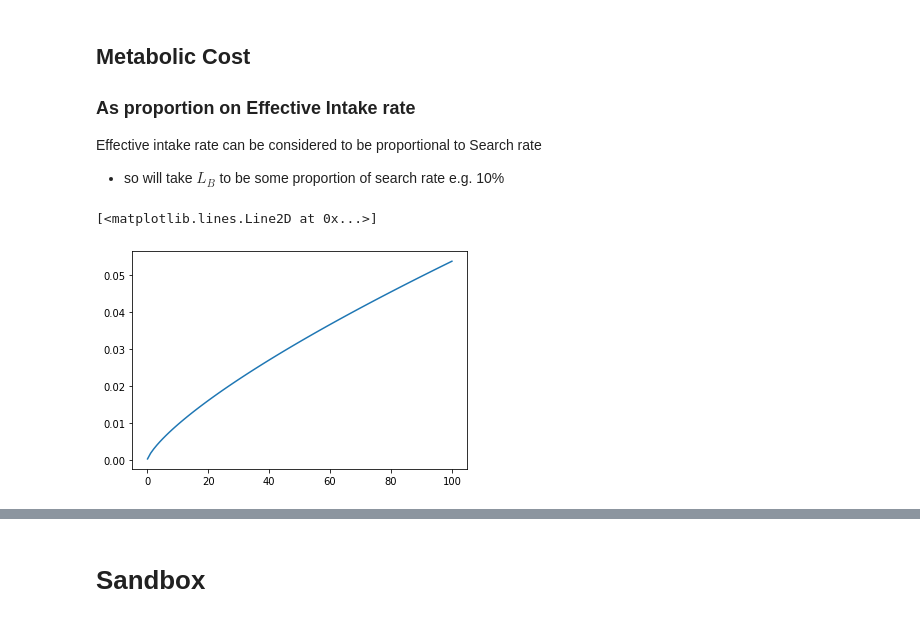
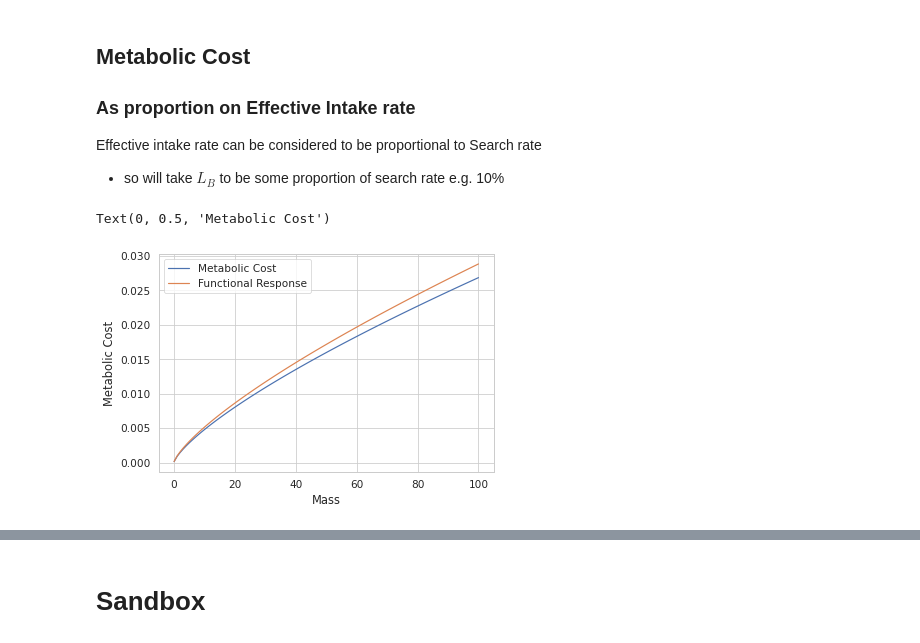
Before and after one commit to Don-Burns/Masters_Project, a Jupyter notebook: code/Supply_Model.ipynb, the cells around one changed output, grey strips where cells are left out. Cells and saved outputs as stored; diff of their text form; code cells hidden in the pictures.

```diff
--- a/code/Supply_Model.ipynb
+++ b/code/Supply_Model.ipynb
@@ -9,6 +9,10 @@ import Functions as F
 import scipy as sc
 import numpy as np
 import matplotlib.pyplot as plt
+import seaborn as sns
+
+## for graphs in my darkmode
+sns.set(context='paper',style='whitegrid', rc={'figure.facecolor':'white'}, font_scale=1.2)
 # %% [markdown]
 # Bottom Up Supply Model
 A bottom up supply model that uses a functional response scaled by an allocation constraint to define the gain term.
@@ -420,11 +462,17 @@ Effective intake rate can be considered to be proportional to Search rate
 - so will take $L_B$ to be some proportion of search rate e.g. 10%
 # %%
 mass = np.linspace(0.1, 100, 100)
-cost = F.Bm(mass)
+FR = F.Fun_Resp(mass, 10**3)
+cost = F.Bm(mass, proportion=0.05)
 plt.figure()
-plt.plot(mass, cost)
+plt.plot(mass, cost, label="Metabolic Cost")
+plt.plot(mass, FR, label="Functional Response")
+plt.legend()
+plt.xlabel("Mass")
+plt.ylabel("Metabolic Cost")
+# cost
 # %% [output]
-[<matplotlib.lines.Line2D at 0x...>]
+Text(0, 0.5, 'Metabolic Cost')
-[figure, old version]
+[figure, new version]
 # %%
 m0 = 0.1
```
Also changed, not shown: parts of 32 cells of this notebook, 1 other file.
